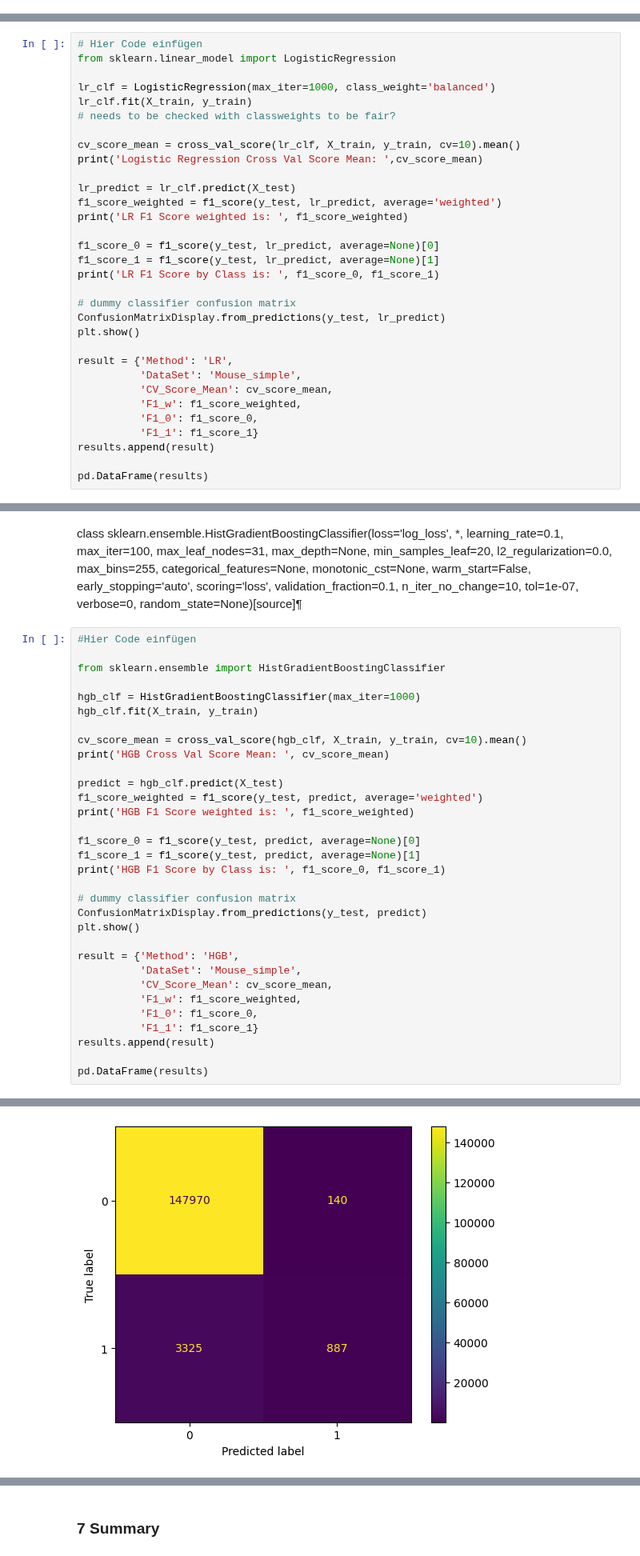
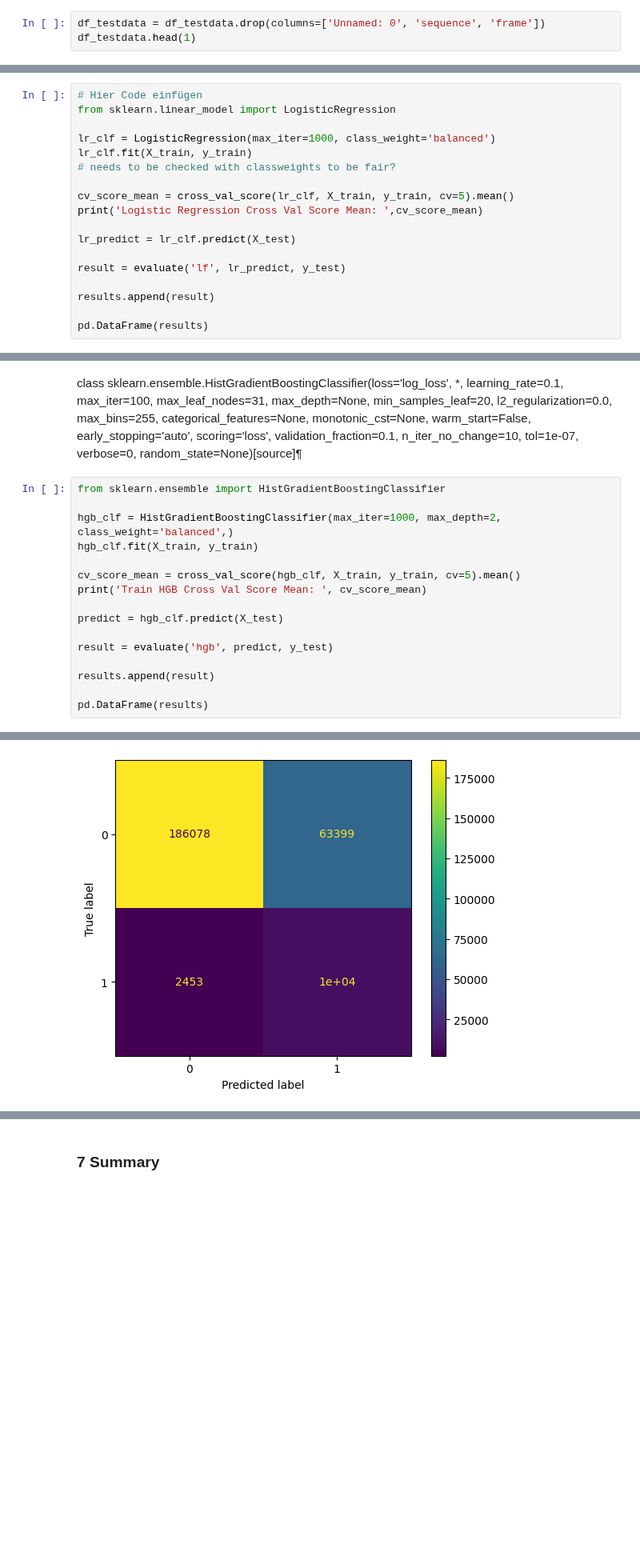
Before and after one commit to EugOT/CN-pr-CalMS21, a Jupyter notebook: Proj_Supervised_Learning.ipynb, the cells around one changed output, grey strips where cells are left out. Shown at 80% size. Drawn from its saved outputs; the diff is of its cells as text; blank space fills up the shorter version.

```diff
--- a/Proj_Supervised_Learning.ipynb
+++ b/Proj_Supervised_Learning.ipynb
@@ -93,0 +133,3 @@ df_data.describe(include='all')
+# %%
+df_testdata = df_testdata.drop(columns=['Unnamed: 0', 'sequence', 'frame'])
+df_testdata.head(1)
@@ -349,27 +472,13 @@ lr_clf = LogisticRegression(max_iter=1000, class_weight='balanced')
 lr_clf.fit(X_train, y_train)
 # needs to be checked with classweights to be fair?
 
-cv_score_mean = cross_val_score(lr_clf, X_train, y_train, cv=10).mean()
+cv_score_mean = cross_val_score(lr_clf, X_train, y_train, cv=5).mean()
 print('Logistic Regression Cross Val Score Mean: ',cv_score_mean)
 
 lr_predict = lr_clf.predict(X_test)
-f1_score_weighted = f1_score(y_test, lr_predict, average='weighted')
-print('LR F1 Score weighted is: ', f1_score_weighted)
 
-f1_score_0 = f1_score(y_test, lr_predict, average=None)[0]
-f1_score_1 = f1_score(y_test, lr_predict, average=None)[1]
-print('LR F1 Score by Class is: ', f1_score_0, f1_score_1)
+result = evaluate('lf', lr_predict, y_test)
 
-# dummy classifier confusion matrix
-ConfusionMatrixDisplay.from_predictions(y_test, lr_predict)
-plt.show()
-
-result = {'Method': 'LR',
-          'DataSet': 'Mouse_simple',
-          'CV_Score_Mean': cv_score_mean,
-          'F1_w': f1_score_weighted,
-          'F1_0': f1_score_0,
-          'F1_1': f1_score_1}
 results.append(result)
 
 pd.DataFrame(results)
@@ -443,34 +549,18 @@ Instead of finding the split points on the sorted feature values, histogram-base
 # %% [markdown]
 class sklearn.ensemble.HistGradientBoostingClassifier(loss='log_loss', *, learning_rate=0.1, max_iter=100, max_leaf_nodes=31, max_depth=None, min_samples_leaf=20, l2_regularization=0.0, max_bins=255, categorical_features=None, monotonic_cst=None, warm_start=False, early_stopping='auto', scoring='loss', validation_fraction=0.1, n_iter_no_change=10, tol=1e-07, verbose=0, random_state=None)[source]¶
 # %%
-#Hier Code einfügen
-
 from sklearn.ensemble import HistGradientBoostingClassifier
 
-hgb_clf = HistGradientBoostingClassifier(max_iter=1000)
+hgb_clf = HistGradientBoostingClassifier(max_iter=1000, max_depth=2, class_weight='balanced',)
 hgb_clf.fit(X_train, y_train)
 
-cv_score_mean = cross_val_score(hgb_clf, X_train, y_train, cv=10).mean()
-print('HGB Cross Val Score Mean: ', cv_score_mean)
+cv_score_mean = cross_val_score(hgb_clf, X_train, y_train, cv=5).mean()
+print('Train HGB Cross Val Score Mean: ', cv_score_mean)
 
 predict = hgb_clf.predict(X_test)
-f1_score_weighted = f1_score(y_test, predict, average='weighted')
-print('HGB F1 Score weighted is: ', f1_score_weighted)
 
-f1_score_0 = f1_score(y_test, predict, average=None)[0]
-f1_score_1 = f1_score(y_test, predict, average=None)[1]
-print('HGB F1 Score by Class is: ', f1_score_0, f1_score_1)
+result = evaluate('hgb', predict, y_test)
 
-# dummy classifier confusion matrix
-ConfusionMatrixDisplay.from_predictions(y_test, predict)
-plt.show()
-
-result = {'Method': 'HGB',
-          'DataSet': 'Mouse_simple',
-          'CV_Score_Mean': cv_score_mean,
-          'F1_w': f1_score_weighted,
-          'F1_0': f1_score_0,
-          'F1_1': f1_score_1}
 results.append(result)
 
 pd.DataFrame(results)
@@ -481 +572 @@ HGB F1 Score by Class is:  0.9884270469765034 0.33861423935865625
-[figure, old version]
+[figure, new version]
```
Also changed, not shown: parts of 47 cells of this notebook, 1 other file.
